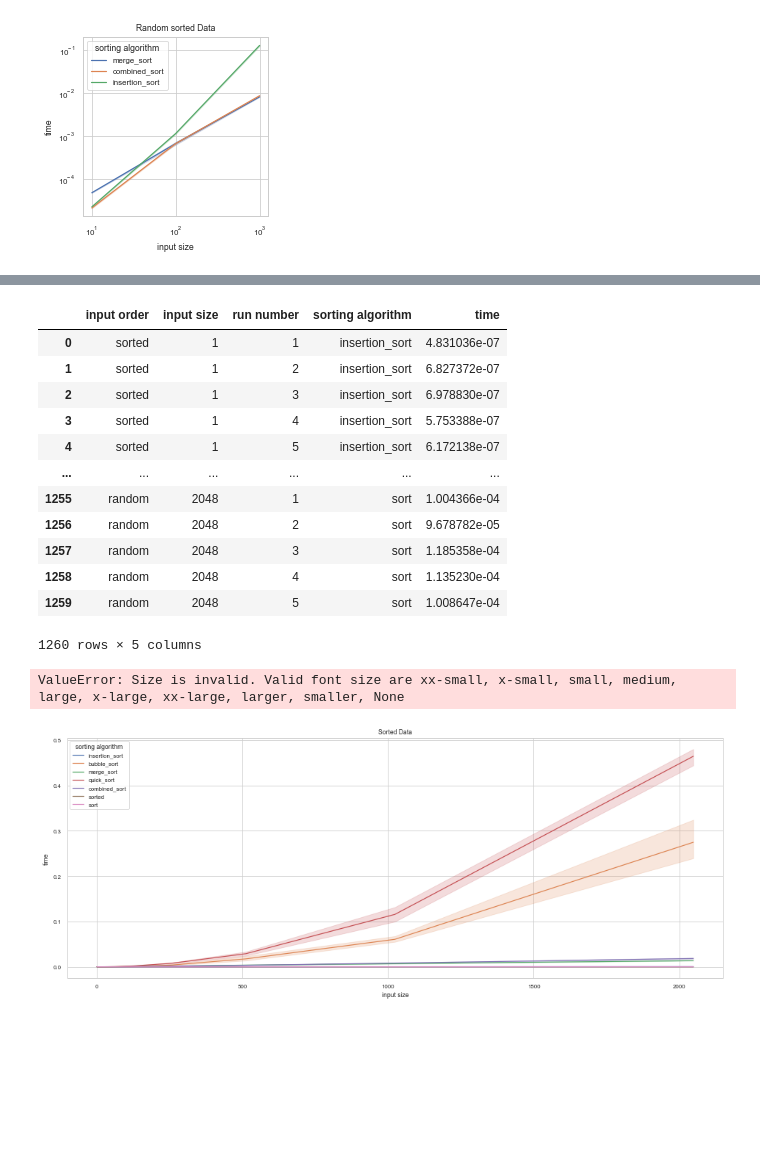
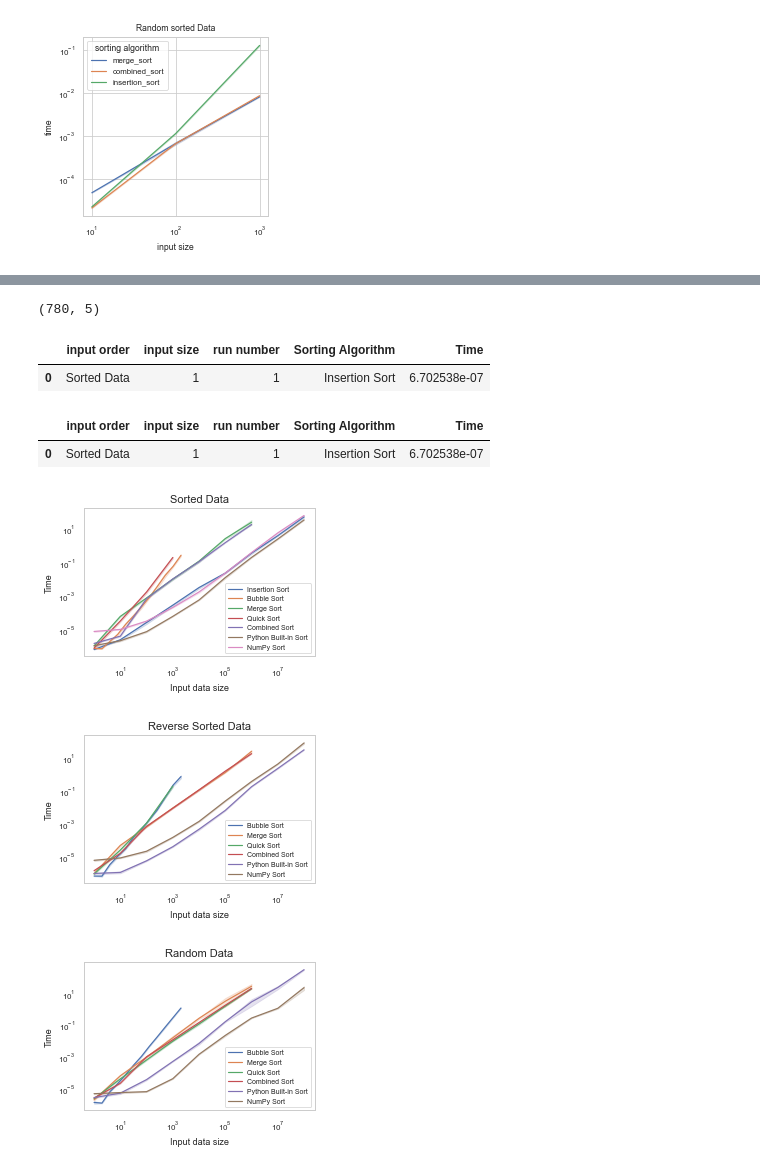
Before and after one commit to anderhos/INF221, a Jupyter notebook: analysis/plot_1.ipynb, the cells around one changed output, grey strips where cells are left out. Cells and saved outputs as stored; diff of their text form; code cells hidden in the pictures; blank space fills up the shorter version.

Commit message:
Finlaised plotting functions for comparision of algorithms and of type of data for each algo.
PDF Plots included

```diff
--- a/analysis/plot_1.ipynb
+++ b/analysis/plot_1.ipynb
@@ -121,47 +132,75 @@ frames = [df_insertion, df_bubble, df_merge, df_quick, df_combined, df_python_so
 # Concatonating all benchmarking dataframes into one
 df_all_frames = pd.concat(frames, axis=0, ignore_index=True)
 # %%
-df_all_frames
+df_all_frames.shape
 # %% [output]
-|  | input order | input size | run number | sorting algorithm | time |
-| 0 | sorted | 1 | 1 | insertion_sort | 4.831036e-07 |
-| 1 | sorted | 1 | 2 | insertion_sort | 6.827372e-07 |
-| 2 | sorted | 1 | 3 | insertion_sort | 6.978830e-07 |
-| 3 | sorted | 1 | 4 | insertion_sort | 5.753388e-07 |
-| 4 | sorted | 1 | 5 | insertion_sort | 6.172138e-07 |
-| ... | ... | ... | ... | ... | ... |
-| 1255 | random | 2048 | 1 | sort | 1.004366e-04 |
-| 1256 | random | 2048 | 2 | sort | 9.678782e-05 |
-| 1257 | random | 2048 | 3 | sort | 1.185358e-04 |
-| 1258 | random | 2048 | 4 | sort | 1.135230e-04 |
-| 1259 | random | 2048 | 5 | sort | 1.008647e-04 |
-1260 rows × 5 columns
+(780, 5)
+# %%
+# Renaimg column titles
+df_all_frames.rename(columns= {'sorting algorithm' : 'Sorting Algorithm', 'time': 'Time' }, inplace= True)
+df_all_frames.head(1)
+# %% [output]
+|  | input order | input size | run number | Sorting Algorithm | Time |
+| 0 | Sorted Data | 1 | 1 | Insertion Sort | 6.702538e-07 |
+# %%
+# Replacing Algorithm names to nice names for Legend in Plots
+
+sorting_algorithm = {
+    'Insertion Sort': 'insertion_sort',
+    'Bubble Sort': 'bubble_sort',
+    'Merge Sort': 'merge_sort',
+    'Quick Sort': 'quick_sort',
+    'Combined Sort': 'combined_sort',
+    'Python Built-in Sort': 'sorted',
+    'NumPy Sort': 'sort'
+}
+input_ordering = {
+    'Sorted Data': 'sorted',
+    'Reverse Sorted Data': 'reversed',
+    'Random Data': 'random'
+}
+
+for title, listed in sorting_algorithm.items():
+    df_all_frames['Sorting Algorithm'] = df_all_frames['Sorting Algorithm'].str.replace(listed,title)
+
+for title, listed in input_ordering.items():
+    df_all_frames['input order'] = df_all_frames['input order'].str.replace(listed,title)
+
+df_all_frames.head(1)
+# %% [output]
+|  | input order | input size | run number | Sorting Algorithm | Time |
+| 0 | Sorted Data | 1 | 1 | Insertion Sort | 6.702538e-07 |
 # %%
 # Plot Categories
 input_ordering = {
     'Sorted Data': 'sorted',
     'Reverse Sorted Data': 'reversed',
     'Random Data': 'random'
 }
-labels_size = 'x-large'
-title_size = 'xx-large'
+labels_size = '9'
+title_size = '11'
+legend_size = '7'
 
 for title, order in input_ordering.items():
-    df_order_temp = df_all_frames[df_all_frames["input order"] == order]
-    plt.figure(figsize=(16, 6))
+    df_order_temp = df_all_frames[df_all_frames["input order"] == title]
+    plt.figure(figsize=(4, 3))
 
     fig = sns.lineplot(x="input size",
-                       y='time',
-                       hue="sorting algorithm",
+                       y='Time',
+                       hue="Sorting Algorithm",
                        data=df_order_temp)
     plt.title(title, fontsize=title_size)
     plt.xlabel('Input data size', fontsize=labels_size)
     plt.ylabel('Time', fontsize=labels_size)
+    plt.legend(fontsize=legend_size)
+    plt.grid(False)
     plt.xscale("log")
     plt.yscale("log")
+    plt.tight_layout()
     fig = fig.get_figure()
-    #     fig_sorted.savefig("sorted_plot1000.pdf")
+#     fig.savefig('plots/'+title+'.pdf')
     plt.show()
 # %% [output]
-ValueError: Size is invalid. Valid font size are xx-small, x-small, small, medium, large, x-large, xx-large, larger, smaller, None
-[figure, old version]
+[figure, new version]
+[figure, added]
+[figure, added]
```
Also changed, not shown: parts of 10 cells of this notebook, 15 other files.
